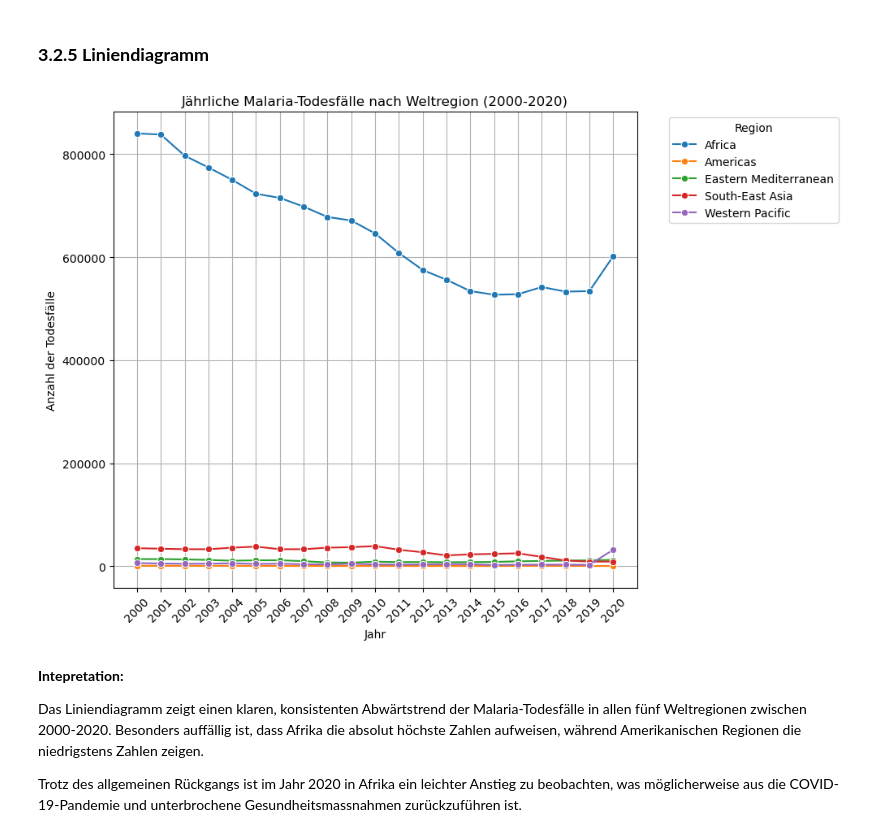
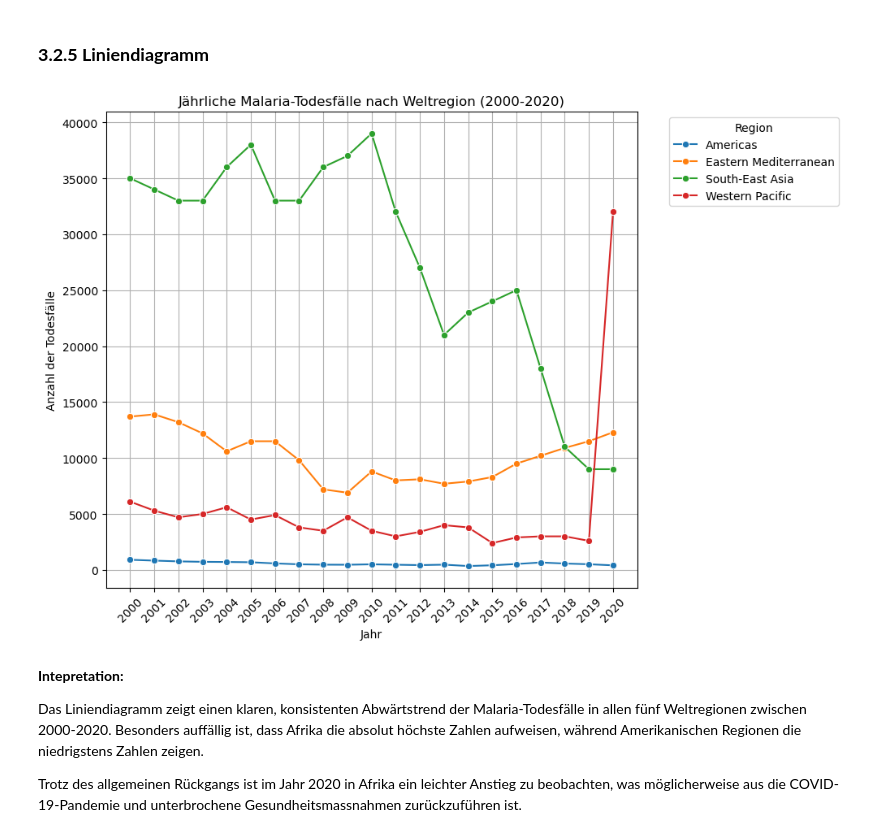
Before and after one commit to kipisha/Informatik-1, a Jupyter notebook: LN_Python_malaria.ipynb, the cells around one changed output. Drawn from its saved outputs; the diff is of its cells as text; code cells hidden in the pictures.

```diff
--- a/LN_Python_malaria.ipynb
+++ b/LN_Python_malaria.ipynb
@@ -221,32 +221,31 @@ Die Korrelationsmatrix zeigt eine starke negative Korrelation zwischen dem Jahr
 # %%
 
 
 data = {'Year': list(range(2000, 2021)),
-    'Africa': [840000, 838000, 797000, 774000, 750000, 723000, 715000, 698000, 678000, 671000, 646000, 608000, 575000, 556000, 534000, 527000, 528000, 542000, 533000, 534000, 602000],
     'Americas':     [909, 832, 764, 726, 711, 687, 581, 503, 470, 463, 502, 464, 430, 470, 348, 414, 529, 664, 571, 509, 409],
     'Eastern Mediterranean':
     [13700, 13900, 13200, 12200, 10600, 11500, 11500, 9800, 7200, 6900, 8800, 8000, 8100, 7700, 7900, 8300, 9500, 10200, 10900, 11500, 12300],
     'South-East Asia':  [35000, 34000, 33000, 33000, 36000, 38000, 33000, 33000, 36000, 37000, 39000, 32000, 27000, 21000, 23000, 24000, 25000, 18000, 11000, 9000, 9000],
     'Western Pacific': [6100, 5300, 4700, 5000, 5600, 4500, 4900, 3800, 3500, 4700, 3500, 3000, 3400, 4000, 3800, 2400, 2900, 3000, 3000, 2600, 32006]}
 
 df_pivot = pd.DataFrame(data).set_index('Year')
 df_long = df_pivot.reset_index().melt(id_vars='Year', var_name='Region', value_name='MalariaDeaths')
 
 print()
 
 plt.figure(figsize=(12, 7))
 sns.lineplot(data=df_long, x='Year', y='MalariaDeaths', hue='Region', marker='o')
 plt.title('Jährliche Malaria-Todesfälle nach Weltregion (2000-2020)')
 plt.xlabel('Jahr')
 plt.ylabel('Anzahl der Todesfälle')
 plt.grid(True)
 plt.legend(title='Region', bbox_to_anchor=(1.05, 1), loc='upper left')
 plt.xticks(df_long['Year'].unique(), rotation=45)
 
 plt.tight_layout(rect=[0, 0, 0.85, 1])
 plt.show()
 # %% [output]
-[figure, old version]
+[figure, new version]
 # %% [markdown]
 **Intepretation:**
 
```
Also changed, not shown: parts of 2 cells of this notebook.
